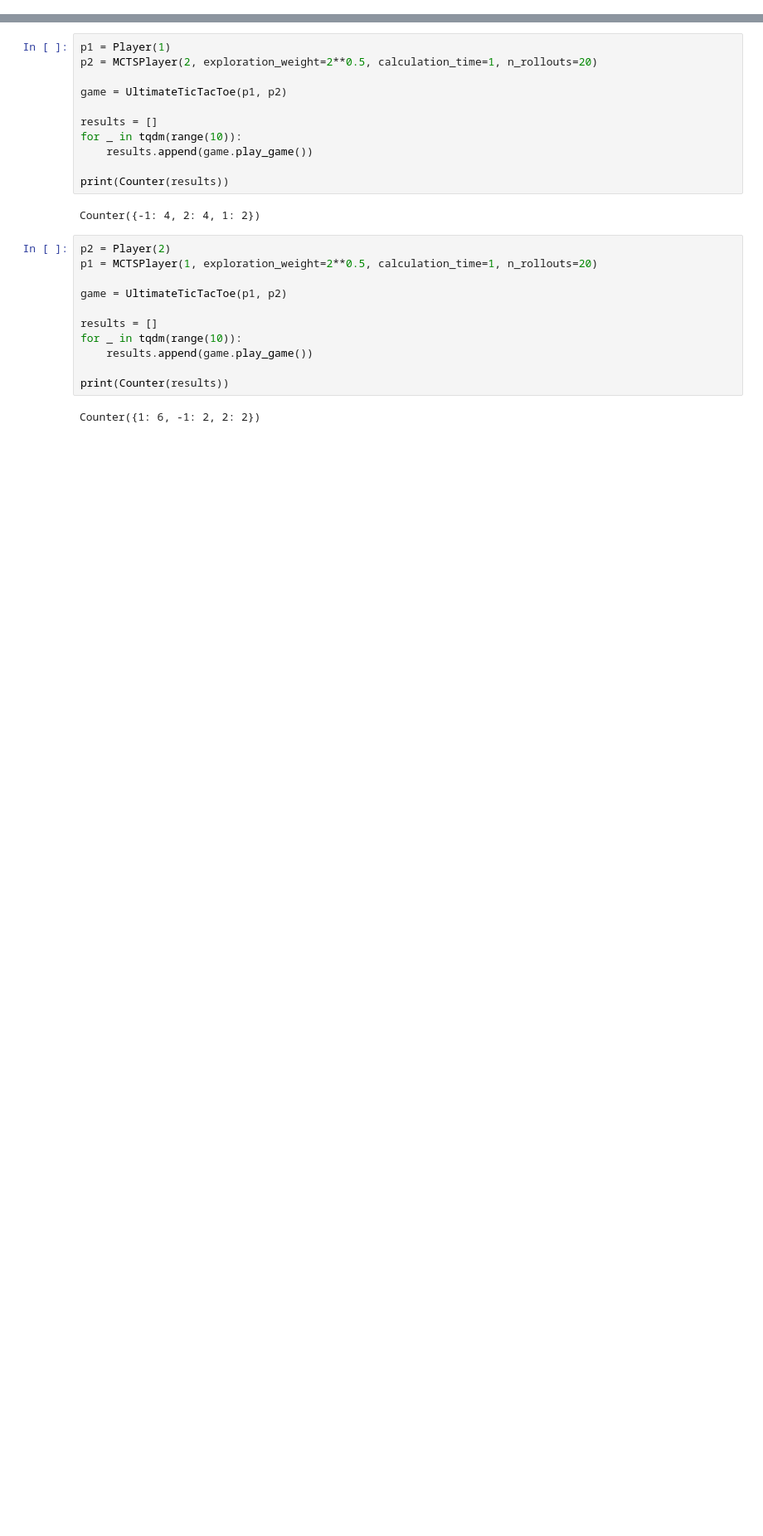
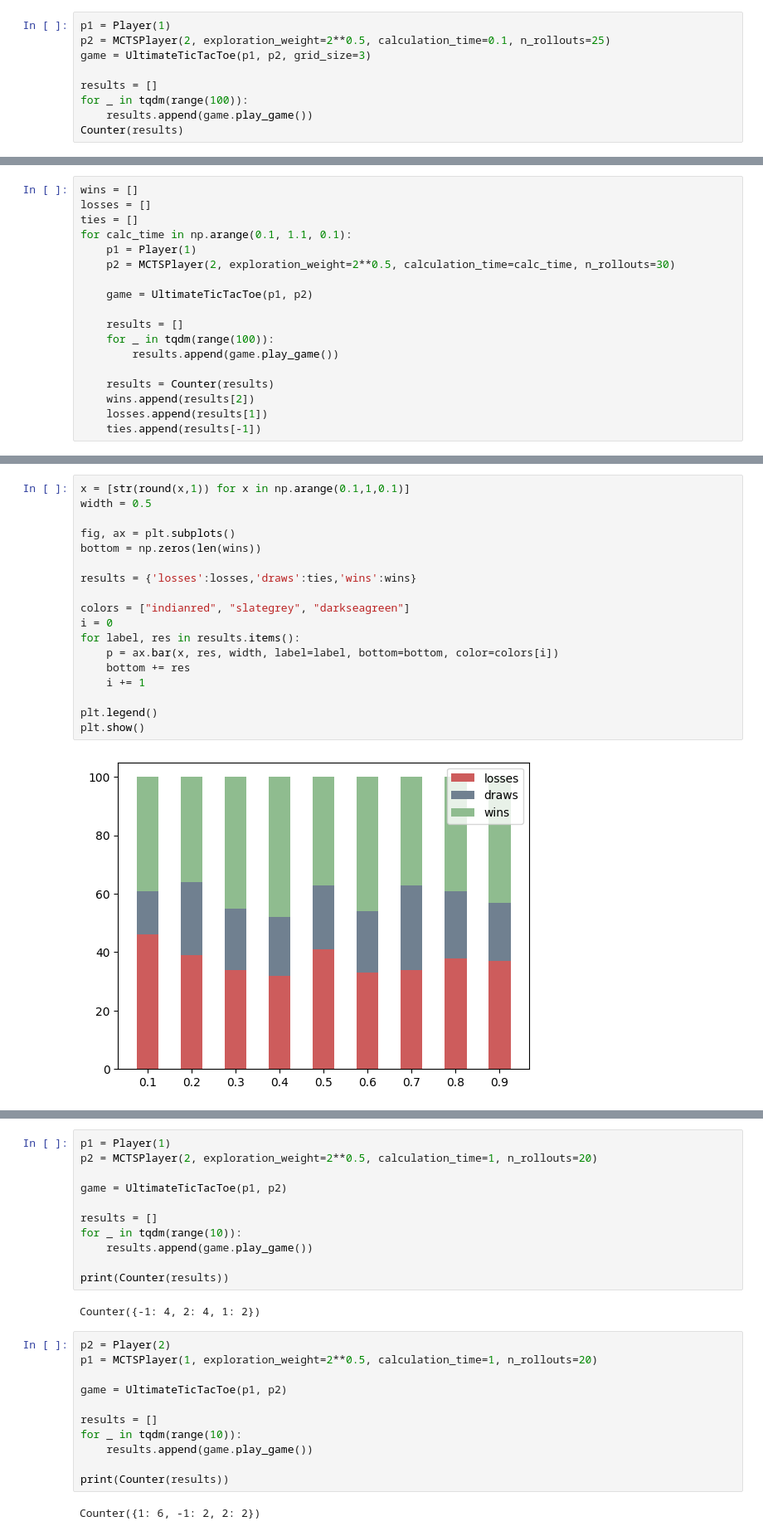
Before and after one commit to katelanman/ultimate_tic_tac_toe_agents, a Jupyter notebook: mcts_testing.ipynb, the cells around one changed output, grey strips where cells are left out. Shown at 83% size. Saved outputs shown, nothing was run; the diff lists cells and outputs as text; blank space fills up the shorter version.

Commit message:
mcts and game updates?

```diff
--- a/mcts_testing.ipynb
+++ b/mcts_testing.ipynb
@@ -7,0 +121,9 @@ from collections import Counter
+# %%
+p1 = Player(1)
+p2 = MCTSPlayer(2, exploration_weight=2**0.5, calculation_time=0.1, n_rollouts=25)
+game = UltimateTicTacToe(p1, p2, grid_size=3)
+
+results = []
+for _ in tqdm(range(100)):
+    results.append(game.play_game())
+Counter(results)
@@ -7,0 +132,18 @@ from collections import Counter
+# %%
+wins = []
+losses = []
+ties = []
+for calc_time in np.arange(0.1, 1.1, 0.1):
+    p1 = Player(1)
+    p2 = MCTSPlayer(2, exploration_weight=2**0.5, calculation_time=calc_time, n_rollouts=30)
+
+    game = UltimateTicTacToe(p1, p2)
+
+    results = []
+    for _ in tqdm(range(100)):
+        results.append(game.play_game())
+
+    results = Counter(results)
+    wins.append(results[2])
+    losses.append(results[1])
+    ties.append(results[-1])
@@ -7,0 +152,20 @@ from collections import Counter
+# %%
+x = [str(round(x,1)) for x in np.arange(0.1,1,0.1)]
+width = 0.5
+
+fig, ax = plt.subplots()
+bottom = np.zeros(len(wins))
+
+results = {'losses':losses,'draws':ties,'wins':wins}
+
+colors = ["indianred", "slategrey", "darkseagreen"]
+i = 0
+for label, res in results.items():
+    p = ax.bar(x, res, width, label=label, bottom=bottom, color=colors[i])
+    bottom += res
+    i += 1
+
+plt.legend()
+plt.show()
+# %% [output]
+[figure, added]
```
Also changed, not shown: parts of 13 cells of this notebook, 2 other files.
